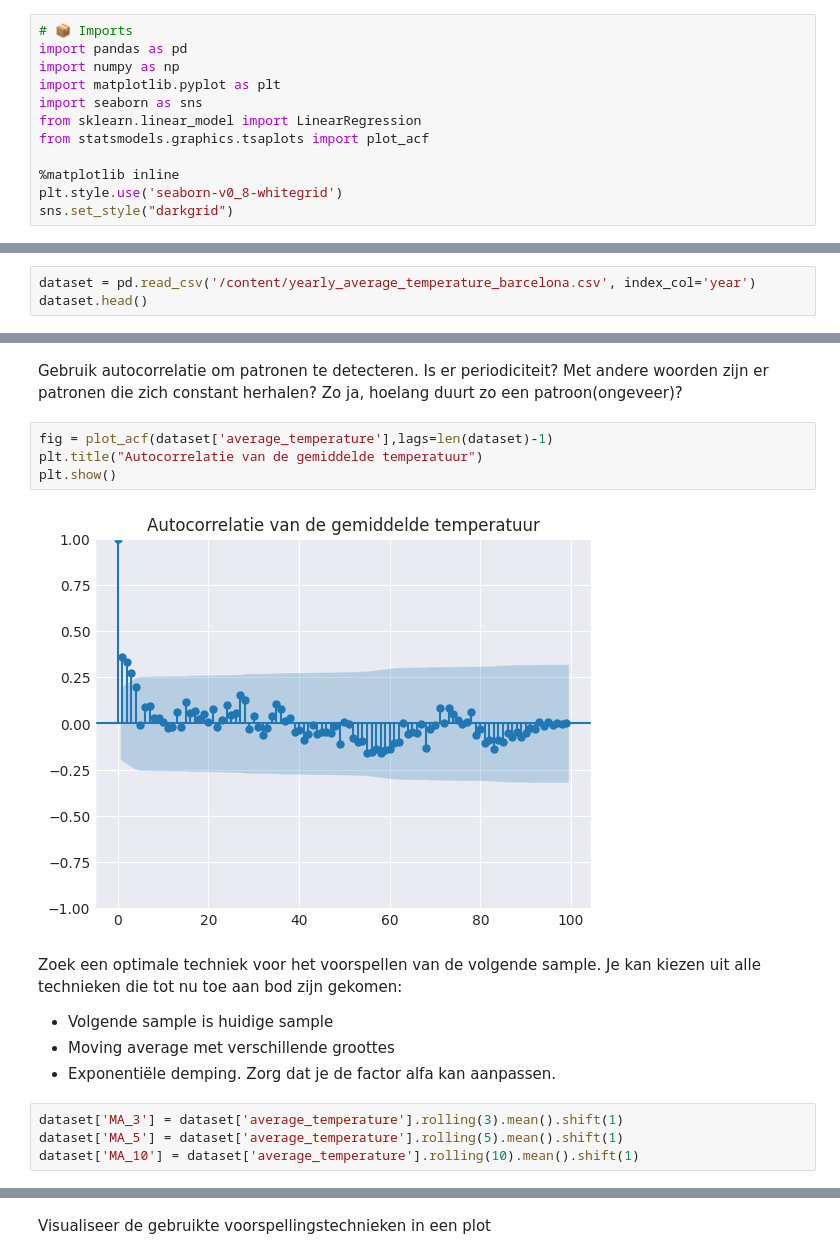
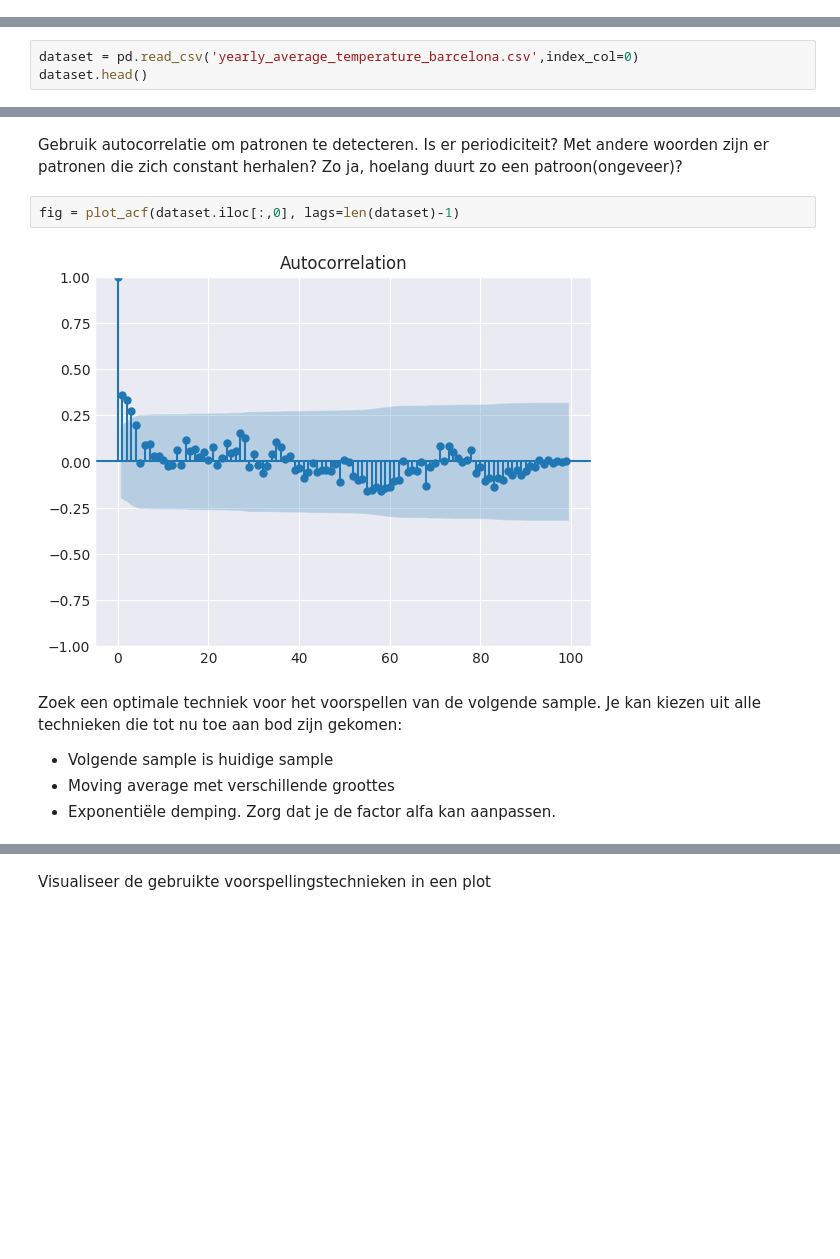
Before and after one commit to pascal-maker/Python, a Jupyter notebook: Labo_06_Stationaire_tijdsreeksen_opdracht.ipynb, the cells around one changed output, grey strips where cells are left out. Saved outputs shown, nothing was run; the diff lists cells and outputs as text; blank space fills up the shorter version.

```diff
--- a/Labo_06_Stationaire_tijdsreeksen_opdracht.ipynb
+++ b/Labo_06_Stationaire_tijdsreeksen_opdracht.ipynb
@@ -471,18 +276,6 @@ dataset.head()
 | 2 | 5.8 |
 | 3 | 4.9 |
 | 4 | 11.7 |
-# %%
-# 📦 Imports
-import pandas as pd
-import numpy as np
-import matplotlib.pyplot as plt
-import seaborn as sns
-from sklearn.linear_model import LinearRegression
-from statsmodels.graphics.tsaplots import plot_acf
-
-%matplotlib inline
-plt.style.use('seaborn-v0_8-whitegrid')
-sns.set_style("darkgrid")
 # %% [markdown]
 Stel de data voor met een passende grafiek die duidelijk het verloop van de hoeveelheid elektriciteit opgewekt en verbruikt weergeeft.
 # %%
@@ -700,7 +702,7 @@ plt.show()
 # %% [markdown]
 Lees het bestand `yearly_average_temperature_barcelona.csv` in, gebruik de eerste kolom als index
 # %%
-dataset = pd.read_csv('/content/yearly_average_temperature_barcelona.csv', index_col='year')
+dataset = pd.read_csv('yearly_average_temperature_barcelona.csv',index_col=0)
 dataset.head()
 # %% [output]
 |  | average_temperature |
@@ -740,17 +745,11 @@ Text(0, 0.5, 'Gemiddelde temperatuur')
 # %% [markdown]
 Gebruik autocorrelatie om patronen te detecteren. Is er periodiciteit? Met andere woorden zijn er patronen die zich constant herhalen? Zo ja, hoelang duurt zo een patroon(ongeveer)?
 # %%
-fig = plot_acf(dataset['average_temperature'],lags=len(dataset)-1)
-plt.title("Autocorrelatie van de gemiddelde temperatuur")
-plt.show()
+fig = plot_acf(dataset.iloc[:,0], lags=len(dataset)-1)
 # %% [output]
-[figure, old version]
+[figure, new version]
 # %% [markdown]
 Zoek een optimale techniek voor het voorspellen van de volgende sample. Je kan kiezen uit alle technieken die tot nu toe aan bod zijn gekomen:
 - Volgende sample is huidige sample
 - Moving average met verschillende groottes
 - Exponentiële demping. Zorg dat je de factor alfa kan aanpassen.
-# %%
-dataset['MA_3'] = dataset['average_temperature'].rolling(3).mean().shift(1)
-dataset['MA_5'] = dataset['average_temperature'].rolling(5).mean().shift(1)
-dataset['MA_10'] = dataset['average_temperature'].rolling(10).mean().shift(1)
```
Also changed, not shown: parts of 73 cells of this notebook.
